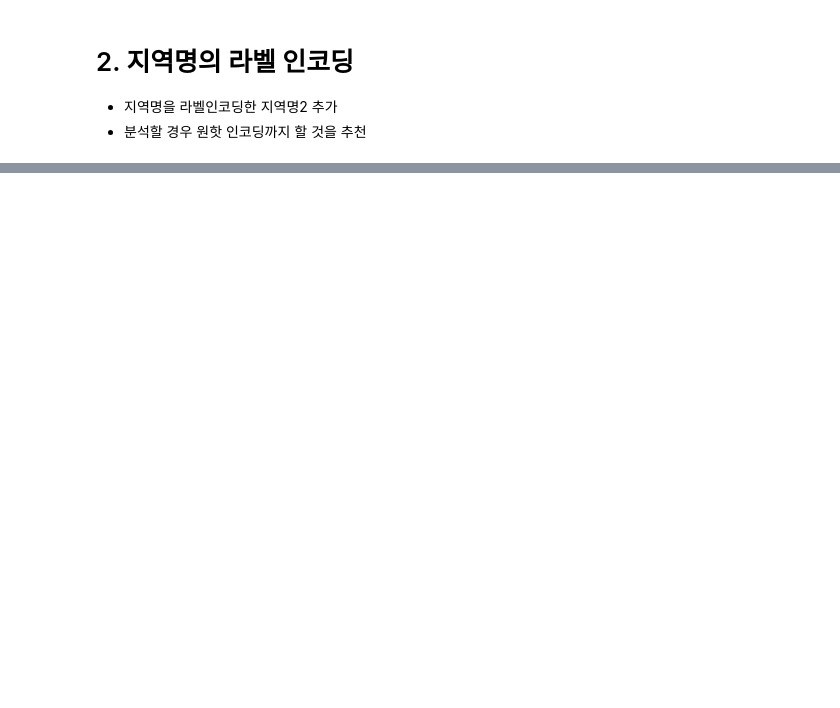
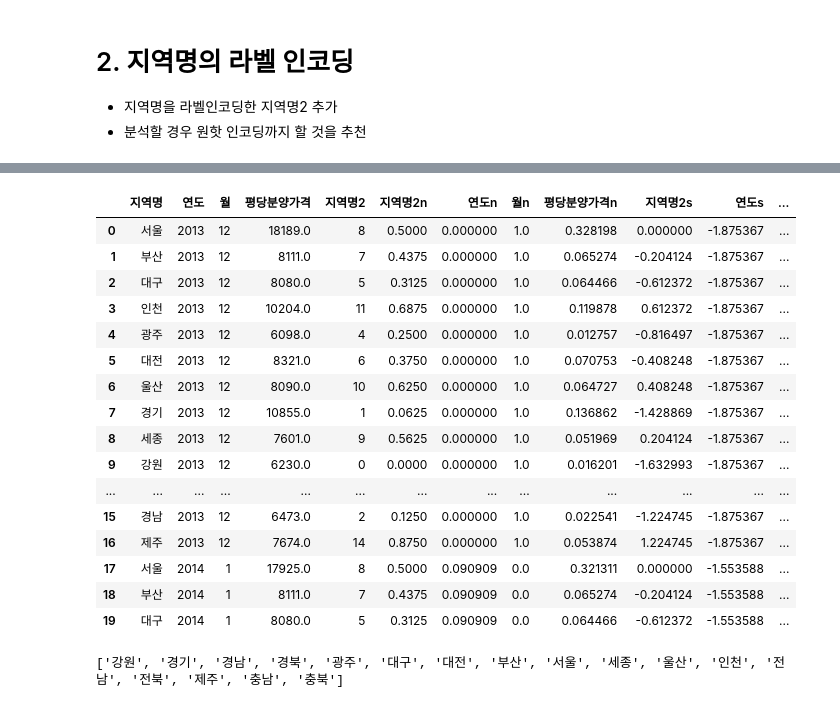
Before and after one commit to k-j-hyun/ai_x, a Jupyter notebook: source/05_DeepLearning/연습문제(라벨인코딩_스케일조정).ipynb, the cells around one changed output, grey strips where cells are left out. Cells and saved outputs as stored; diff of their text form; code cells hidden in the pictures; blank space fills up the shorter version.

```diff
--- a/source/05_DeepLearning/연습문제(라벨인코딩_스케일조정).ipynb
+++ b/source/05_DeepLearning/연습문제(라벨인코딩_스케일조정).ipynb
@@ -96,0 +87,10 @@ print('원핫인코딩된 데이터 : ', one_hot_encoded_data)
+# %%
+from sklearn.preprocessing import LabelEncoder
+le = LabelEncoder()
+df['지역명2'] = le.fit_transform(df['지역명'])
+# df['지역명2'] = le.fit_transform(df['지역명']).tolist()
+import pandas as pd
+# df['지역명2'] = pd.Series(le.fit_transform(df['지역명']))
+df.sample()
+# df['지역명'].value_counts()
+df['지역명2'].value_counts()
@@ -100,0 +125,13 @@ print('원핫인코딩된 데이터 : ', one_hot_encoded_data)
+# %%
+# 전체내용 :df
+# 독립변수를 넘파이배열로 : df[['지역명2','연도','월']].values
+# 종속변수를 넘파이 배열로 :df[['평당분양가격']].values
+X_data = df[['지역명2','연도','월']].values
+y_data = df[['평당분양가격']].values
+from sklearn.preprocessing import MinMaxScaler
+# X_data.shape, y_data.shape
+x_scaler = MinMaxScaler()
+y_scaler = MinMaxScaler()
+df[['지역명2n','연도n','월n']] = x_scaler.fit_transform(X_data)
+df[['평당분양가격n']] = y_scaler.fit_transform(y_data)
+df.head()
@@ -104,0 +149,8 @@ print('원핫인코딩된 데이터 : ', one_hot_encoded_data)
+# %%
+from sklearn.preprocessing import StandardScaler
+# X_data.shape, y_data.shape
+x_scaler = StandardScaler()
+y_scaler = StandardScaler()
+df[['지역명2s','연도s','월s']] = x_scaler.fit_transform(X_data)
+df[['평당분양가격s']] = y_scaler.fit_transform(y_data)
+df.head()
@@ -104,0 +177,27 @@ print('원핫인코딩된 데이터 : ', one_hot_encoded_data)
+# %%
+df.head(20)
+# %% [output]
+|  | 지역명 | 연도 | 월 | 평당분양가격 | 지역명2 | 지역명2n | 연도n | 월n | 평당분양가격n | 지역명2s | 연도s | ... |
+| 0 | 서울 | 2013 | 12 | 18189.0 | 8 | 0.5000 | 0.000000 | 1.0 | 0.328198 | 0.000000 | -1.875367 | ... |
+| 1 | 부산 | 2013 | 12 | 8111.0 | 7 | 0.4375 | 0.000000 | 1.0 | 0.065274 | -0.204124 | -1.875367 | ... |
+| 2 | 대구 | 2013 | 12 | 8080.0 | 5 | 0.3125 | 0.000000 | 1.0 | 0.064466 | -0.612372 | -1.875367 | ... |
+| 3 | 인천 | 2013 | 12 | 10204.0 | 11 | 0.6875 | 0.000000 | 1.0 | 0.119878 | 0.612372 | -1.875367 | ... |
+| 4 | 광주 | 2013 | 12 | 6098.0 | 4 | 0.2500 | 0.000000 | 1.0 | 0.012757 | -0.816497 | -1.875367 | ... |
+| 5 | 대전 | 2013 | 12 | 8321.0 | 6 | 0.3750 | 0.000000 | 1.0 | 0.070753 | -0.408248 | -1.875367 | ... |
+| 6 | 울산 | 2013 | 12 | 8090.0 | 10 | 0.6250 | 0.000000 | 1.0 | 0.064727 | 0.408248 | -1.875367 | ... |
+| 7 | 경기 | 2013 | 12 | 10855.0 | 1 | 0.0625 | 0.000000 | 1.0 | 0.136862 | -1.428869 | -1.875367 | ... |
+| 8 | 세종 | 2013 | 12 | 7601.0 | 9 | 0.5625 | 0.000000 | 1.0 | 0.051969 | 0.204124 | -1.875367 | ... |
+| 9 | 강원 | 2013 | 12 | 6230.0 | 0 | 0.0000 | 0.000000 | 1.0 | 0.016201 | -1.632993 | -1.875367 | ... |
+| ... | ... | ... | ... | ... | ... | ... | ... | ... | ... | ... | ... | ... |
+| 15 | 경남 | 2013 | 12 | 6473.0 | 2 | 0.1250 | 0.000000 | 1.0 | 0.022541 | -1.224745 | -1.875367 | ... |
+| 16 | 제주 | 2013 | 12 | 7674.0 | 14 | 0.8750 | 0.000000 | 1.0 | 0.053874 | 1.224745 | -1.875367 | ... |
+| 17 | 서울 | 2014 | 1 | 17925.0 | 8 | 0.5000 | 0.090909 | 0.0 | 0.321311 | 0.000000 | -1.553588 | ... |
+| 18 | 부산 | 2014 | 1 | 8111.0 | 7 | 0.4375 | 0.090909 | 0.0 | 0.065274 | -0.204124 | -1.553588 | ... |
+| 19 | 대구 | 2014 | 1 | 8080.0 | 5 | 0.3125 | 0.090909 | 0.0 | 0.064466 | -0.612372 | -1.553588 | ... |
+# %%
+# 지역명, 지역명2
+loc_info = df[['지역명','지역명2']].head(17).sort_values(by='지역명2')
+loc_column_names = loc_info['지역명'].tolist()
+print(loc_column_names)
+# %% [output]
+['강원', '경기', '경남', '경북', '광주', '대구', '대전', '부산', '서울', '세종', '울산', '인천', '전남', '전북', '제주', '충남', '충북']
```
Also changed, not shown: parts of 16 cells of this notebook, 15 other files.
